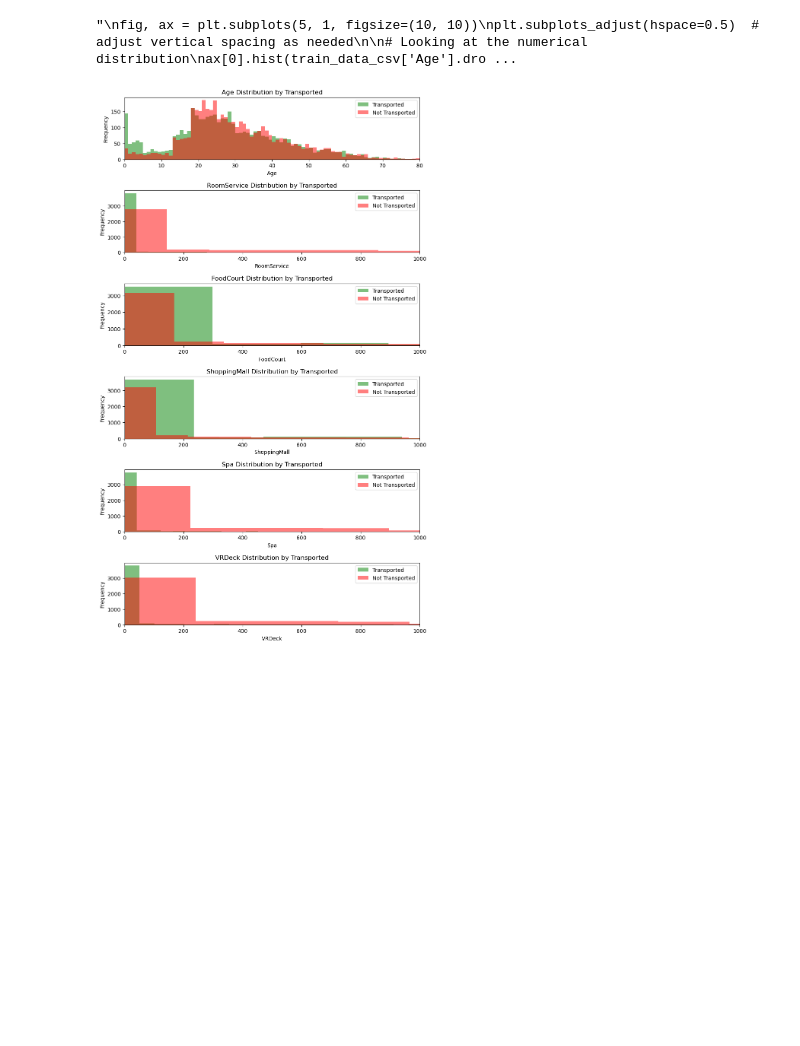
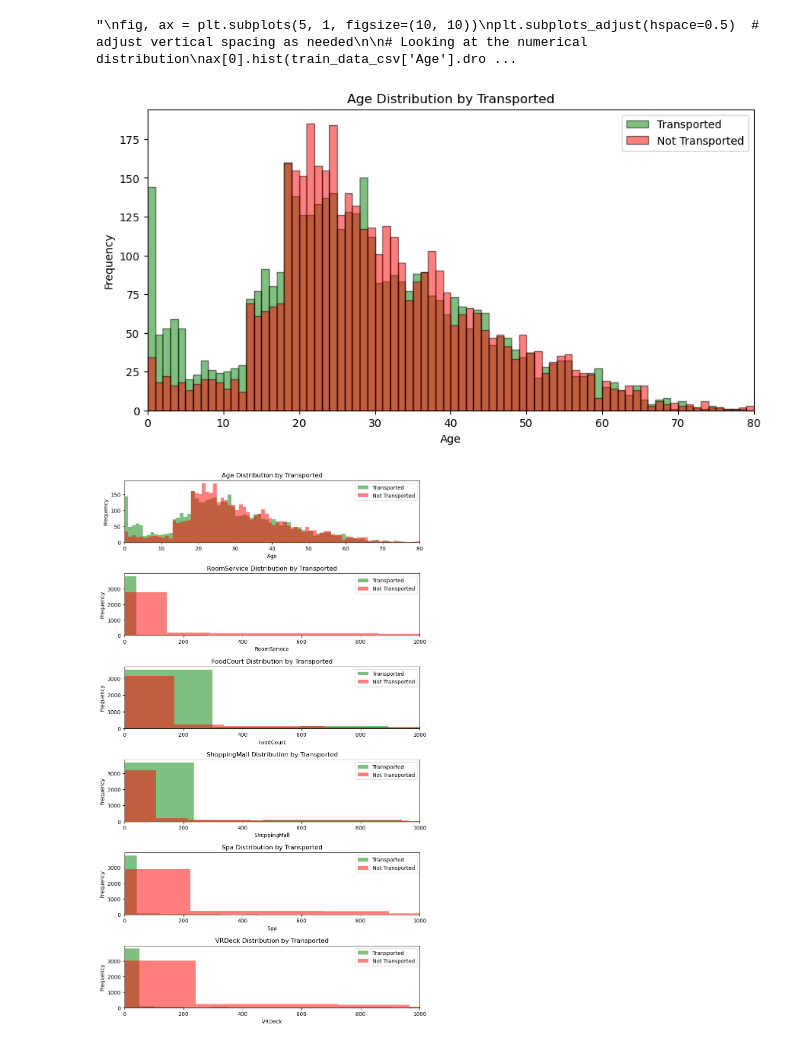
Before and after one commit to johlys/INF367, a Jupyter notebook: old notebooks/johlys_notebook.ipynb, the cells around one changed output. Drawn from its saved outputs; the diff is of its cells as text; code cells hidden in the pictures; blank space fills up the shorter version.

```diff
--- a/old notebooks/johlys_notebook.ipynb
+++ b/old notebooks/johlys_notebook.ipynb
@@ -59,6 +68,24 @@ plt.show()
 """
 # %% [output]
 "\nfig, ax = plt.subplots(5, 1, figsize=(10, 10))\nplt.subplots_adjust(hspace=0.5)  # adjust vertical spacing as needed\n\n# Looking at the numerical distribution\nax[0].hist(train_data_csv['Age'].dro ...
+# %%
+bins = np.arange(0, 82, 1)
+
+transported = train_data_csv[train_data_csv['Transported'] == True]['Age'].dropna()
+not_transported = train_data_csv[train_data_csv['Transported'] == False]['Age'].dropna()
+
+fig, ax = plt.subplots(figsize=(10, 5))
+ax.hist(transported, bins=bins, alpha=0.5, label='Transported', color='green', edgecolor='black', linewidth=1.0)
+ax.hist(not_transported, bins=bins, alpha=0.5, label='Not Transported', color='red', edgecolor='black', linewidth=1.0)
+ax.set_xlim(0, 80)
+ax.set_xlabel('Age')
+ax.set_ylabel('Frequency')
+ax.set_title('Age Distribution by Transported')
+ax.legend()
+
+plt.show()
+# %% [output]
+[figure, added]
 # %%
 features = ['Age', 'RoomService', 'FoodCourt', 'ShoppingMall', 'Spa', 'VRDeck']
 
```
Also changed, not shown: parts of 14 cells of this notebook, 10 other files.
